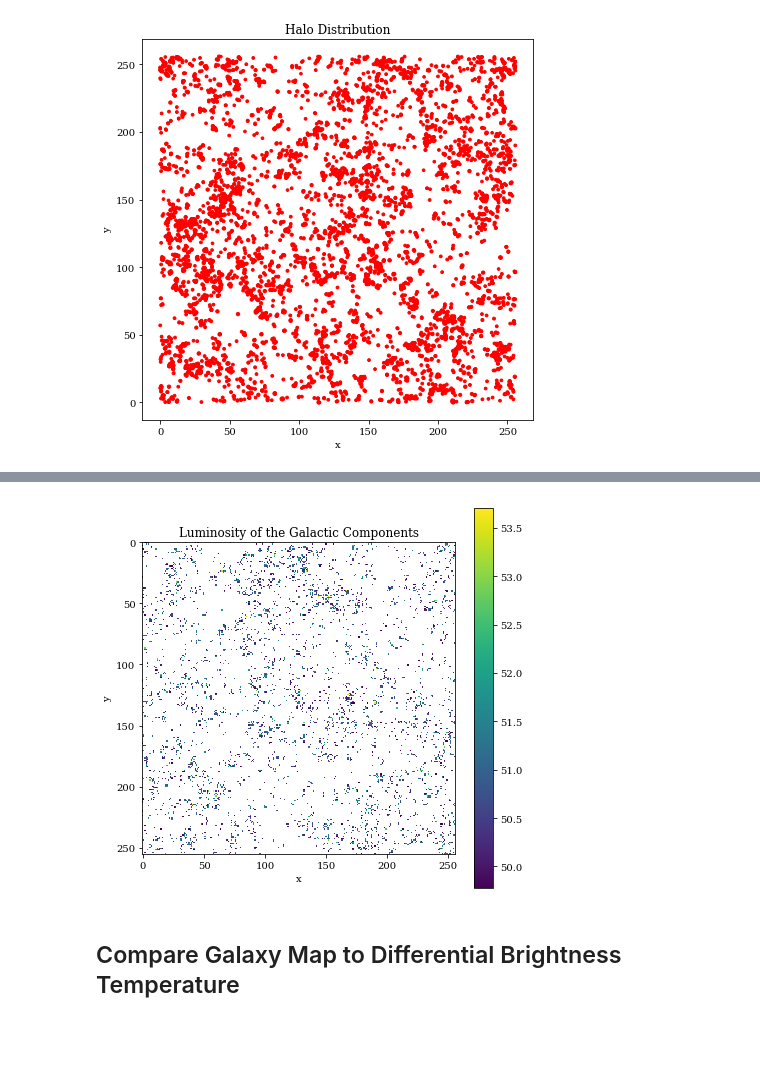
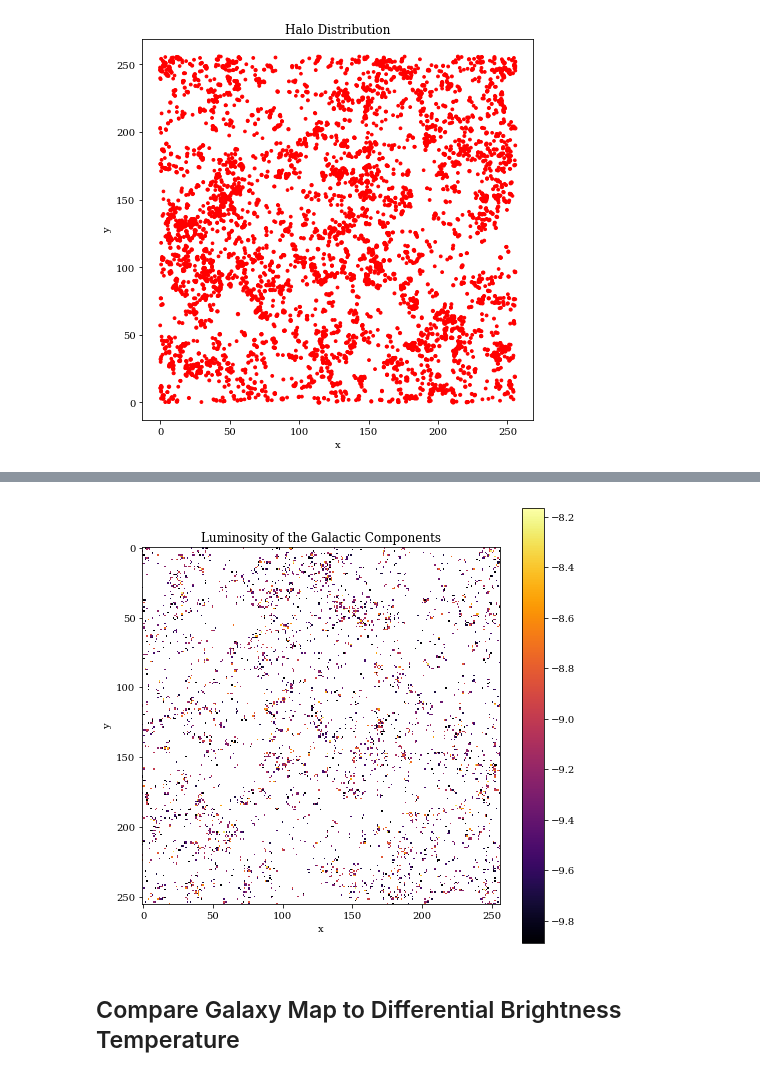
Before and after one commit to tacox5/Senior_Thesis, a Jupyter notebook: notebooks/Heneka_et_al_2017.ipynb, the cells around one changed output, grey strips where cells are left out. Cells and saved outputs as stored; diff of their text form; code cells hidden in the pictures; blank space fills up the shorter version.

```diff
--- a/notebooks/Heneka_et_al_2017.ipynb
+++ b/notebooks/Heneka_et_al_2017.ipynb
@@ -266,7 +264,11 @@ plt.show()
 [figure]
 # %%
 halo_lum = []
+halo_I = []
 z = 7.04
 
 for m in halos[idxs,0]:
     halo_lum.append(L_gal(L_gal_exc(m,z), L_gal_rec(m,z)))
+
+for i, r in enumerate(halo_rad[idxs]):
+    halo_I.append(Lgal_to_I(halo_lum[i], r, z))
@@ -283,10 +313,16 @@ plt.show()
 L_exc = []
 L_rec = []
 L_tot = []
+
+I_tot = []
+
 for m in halos[idxs,0]:
-    L_exc.append(L_gal_exc(m,z))
-    L_rec.append(L_gal_rec(m,z))
+    L_exc.append(L_gal_exc(m,z)/(24*60.0*60.0*365.0))
+    L_rec.append(L_gal_rec(m,z)/(24*60.0*60.0*365.0))
     L_tot.append(L_gal(L_gal_exc(m,z), L_gal_rec(m,z)))
+
+for i, r in enumerate(halo_rad[idxs]):
+    I_tot.append(Lgal_to_I(L_tot[i], r, z))
 # %%
 plt.figure(figsize=(10,6))
 plt.plot(L_exc,label='Excitations')
@@ -306,16 +348,16 @@ gal_lya = np.zeros((256,256))
 # %%
 for i in np.arange(halo_x.shape[0]):
-    gal_lya[halo_x[i],halo_y[i]] += L_tot[i]
+    gal_lya[halo_x[i]][halo_y[i]] += I_tot[i]
 # %%
-plt.figure(figsize=(7,7))
-plt.imshow(np.log10(gal_lya))
+plt.figure(figsize=(8,8))
+plt.imshow(np.log10(gal_lya), cmap=plt.cm.inferno)
 plt.xlabel('x')
 plt.ylabel('y')
 plt.title('Luminosity of the Galactic Components')
 plt.colorbar()
 plt.show()
 # %% [output]
-[figure, old version]
+[figure, new version]
 # %% [markdown]
 ## Compare Galaxy Map to Differential Brightness Temperature
 # %%
```
Also changed, not shown: parts of 20 cells of this notebook, 33 other files.
